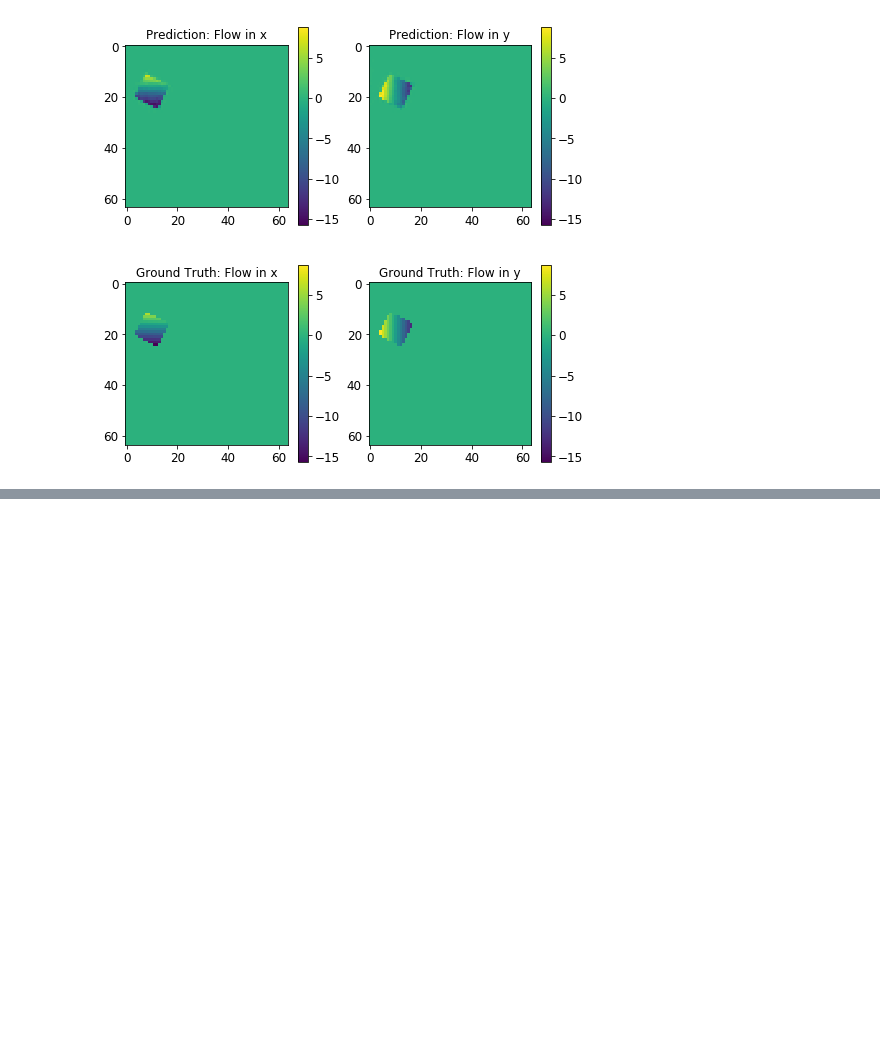
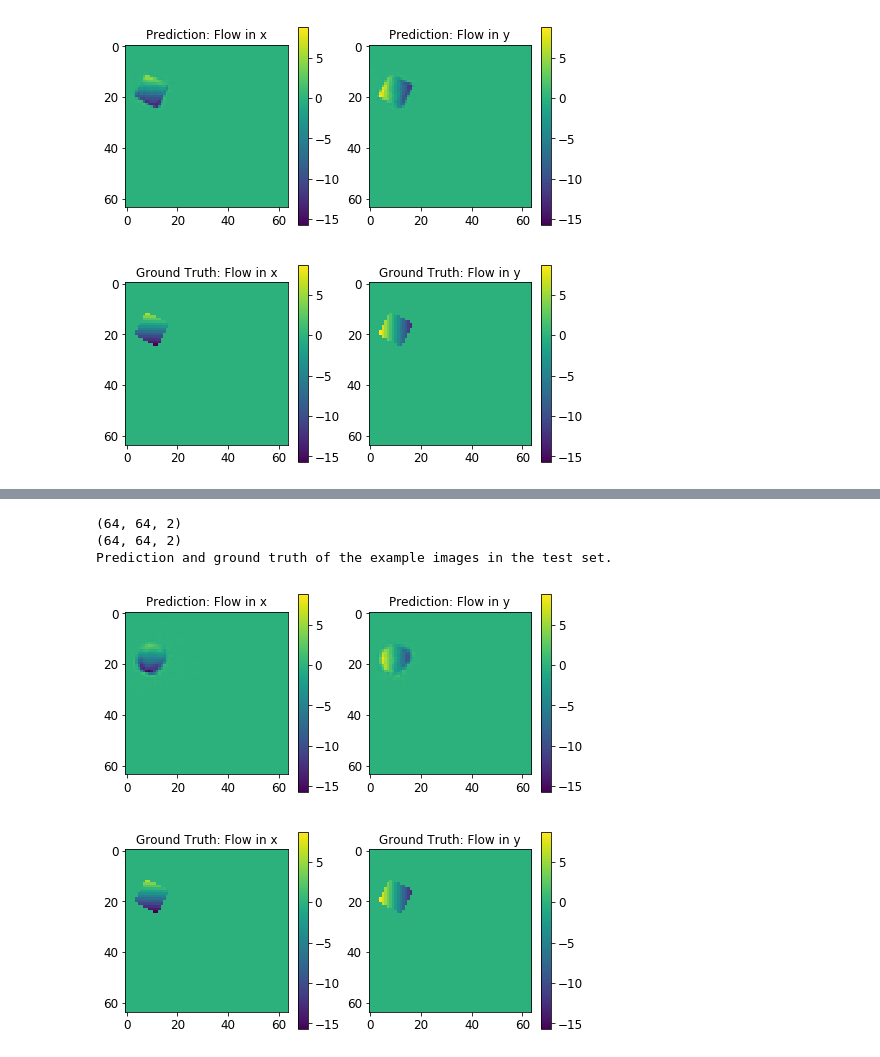
Before and after one commit to ZhangAoCanada/CSI5139F_Assignments, a Jupyter notebook: assignment3/assign3_start.ipynb, the cells around one changed output, grey strips where cells are left out. Saved outputs shown, nothing was run; the diff lists cells and outputs as text; code cells hidden in the pictures; blank space fills up the shorter version.

```diff
--- a/assignment3/assign3_start.ipynb
+++ b/assignment3/assign3_start.ipynb
@@ -330,8 +313,8 @@ Shape of the mixed test flows:   (444, 128, 64, 1)
 # %%
 import tensorflow.keras.applications as App
-# K.clear_session()
+K.clear_session()
 
-base_model = App.vgg16.VGG16(input_shape=(128, 64, 3), include_top=False, weights='imagenet')
+base_model = App.vgg16.VGG16(input_shape=(64, 64, 3), include_top=False, weights='imagenet')
 vgg16_layers = Sequential()
 for layer in base_model.layers[:14]:
     vgg16_layers.add(layer)
@@ -376,12 +359,12 @@ regression_layer6 = L.Conv2D(1, (3, 3), strides=(1, 1), padding='same', \
 regression_layer7 = L.Conv2DTranspose(2, (3, 3), strides=(1, 1), padding='same', \
                    activation='linear')
 
-# vgg16_based_model = Sequential([header, vgg16_layers, regression_layer1, regression_layer2,
-#                                 regression_layer3, regression_layer7])
+vgg16_based_model = Sequential([header, vgg16_layers, regression_layer1, regression_layer2,
+                                regression_layer3, regression_layer7])
 
-vgg16_based_model = Sequential([base_model, regression_layer1, regression_layer2,
-                                regression_layer3, regression_layer4,
-                               regression_layer5, regression_layer6])
+# vgg16_based_model = Sequential([base_model, regression_layer1, regression_layer2,
+#                                 regression_layer3, regression_layer4,
+#                                regression_layer5, regression_layer6])
 
 vgg16_based_model.summary()
 # %% [output]
@@ -405,10 +390,8 @@ _________________________________________________________________
 # %%
-log_dir = 'logs/000/'
-logging = TensorBoard(log_dir=log_dir)
 reduce_lr = ReduceLROnPlateau(monitor='loss', factor=0.8, patience=2, min_lr=1e-6)
 
-vgg16_based_model.compile(loss=Loss, optimizer=Adam(lr=0.0001), metrics=[Metrics])
-vgg16_based_model.fit(rot_train_in, rot_train_out, batch_size=10, epochs=12,
+vgg16_based_model.compile(loss=Loss, optimizer=Adam(lr=0.0008), metrics=[Metrics])
+vgg16_based_model.fit(rot_train_in, rot_train_out, batch_size=10, epochs=20,
 #             validation_data=(test_in, test_out),
-            callbacks=[logging, reduce_lr])
+            callbacks=[reduce_lr])
 # %% [output]
@@ -441,38 +425,43 @@ test_example_gt = rot_test_out[random_test_number]
 test_example_pred = vgg16_based_model.predict(test_example_images)
 test_example_pred = np.squeeze(test_example_pred)
 test_example_gt = np.squeeze(test_example_gt)
 print(test_example_pred.shape)
 print(test_example_gt.shape)
 
 fl_min = np.min(test_example_gt)
 fl_max = np.max(test_example_gt)
 fl_norm = colors.Normalize(vmin=fl_min, vmax=fl_max)
 
 fig, axes = plt.subplots(2, 2,figsize=(8,8))
 
 print("Prediction and ground truth of the example images in the test set.")
-# im = axes[0, 0].imshow(test_example_pred[..., 0])
-im = axes[0, 0].imshow(test_example_pred[:len(test_example_pred)//2, :])
+im = axes[0, 0].imshow(test_example_pred[..., 0])
+# im = axes[0, 0].imshow(test_example_pred[:len(test_example_pred)//2, :])
 im.set_norm(fl_norm)
 axes[0, 0].set_title('Prediction: Flow in x')
 fig.colorbar(im,ax=axes[0, 0])
 
-# im = axes[0, 1].imshow(test_example_pred[..., 1])
-im = axes[0, 1].imshow(test_example_pred[len(test_example_pred)//2:, :])
+im = axes[0, 1].imshow(test_example_pred[..., 1])
+# im = axes[0, 1].imshow(test_example_pred[len(test_example_pred)//2:, :])
 im.set_norm(fl_norm)
 axes[0, 1].set_title('Prediction: Flow in y')
 fig.colorbar(im,ax=axes[0, 1])
 
-# im = axes[1, 0].imshow(test_example_gt[..., 0])
-im = axes[1, 0].imshow(test_example_gt[:len(test_example_gt)//2, ...])
+im = axes[1, 0].imshow(test_example_gt[..., 0])
+# im = axes[1, 0].imshow(test_example_gt[:len(test_example_gt)//2, ...])
 im.set_norm(fl_norm)
 axes[1, 0].set_title('Ground Truth: Flow in x')
 fig.colorbar(im,ax=axes[1, 0])
 
-# im = axes[1, 1].imshow(test_example_gt[..., 1])
-im = axes[1, 1].imshow(test_example_gt[len(test_example_gt)//2:, ...])
+im = axes[1, 1].imshow(test_example_gt[..., 1])
+# im = axes[1, 1].imshow(test_example_gt[len(test_example_gt)//2:, ...])
 im.set_norm(fl_norm)
 axes[1, 1].set_title('Ground Truth: Flow in y')
 fig.colorbar(im,ax=axes[1, 1])
 
 plt.show()
+# %% [output]
+(64, 64, 2)
+(64, 64, 2)
+Prediction and ground truth of the example images in the test set.
+[figure, added]
```
Also changed, not shown: parts of 8 cells of this notebook.
